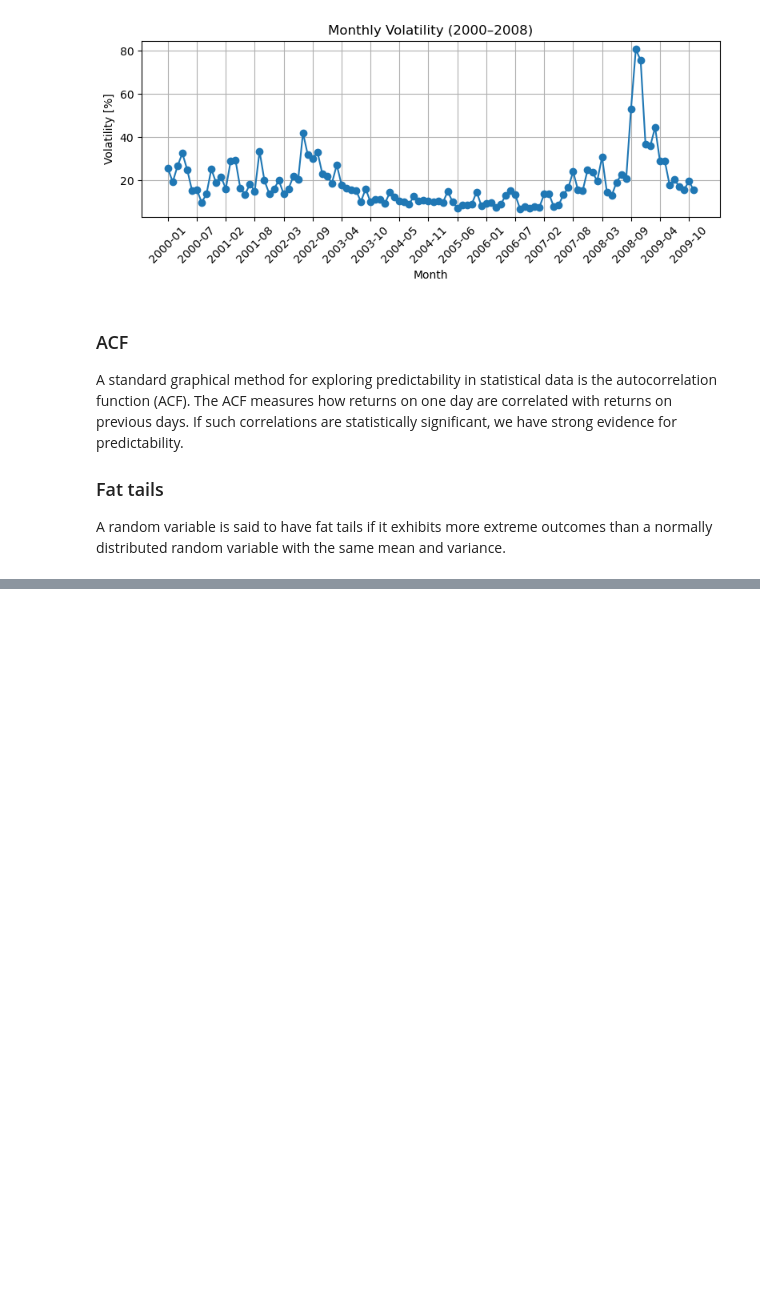
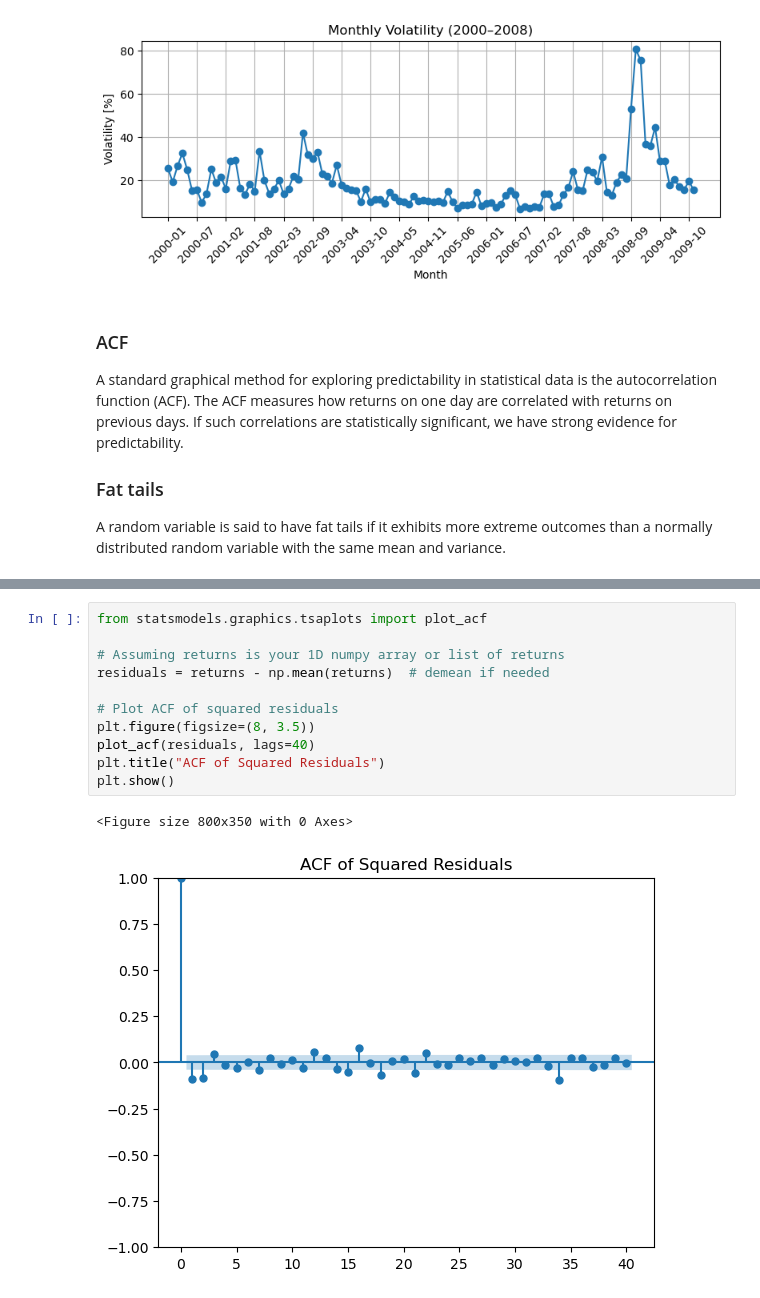
Before and after one commit to OlesMatsyshyn/Risk, a Jupyter notebook: Risk modeling.ipynb, the cells around one changed output, grey strips where cells are left out. Saved outputs shown, nothing was run; the diff lists cells and outputs as text; blank space fills up the shorter version.

```diff
--- a/Risk modeling.ipynb
+++ b/Risk modeling.ipynb
@@ -347,0 +478,14 @@ $\sigma^2_{t+n*,t}-\sigma^2 = \frac12(\sigma^2_{t+1,t}-\sigma^2),\qquad n* = 1+\
+# %%
+from statsmodels.graphics.tsaplots import plot_acf
+
+# Assuming returns is your 1D numpy array or list of returns
+residuals = returns - np.mean(returns)  # demean if needed
+
+# Plot ACF of squared residuals
+plt.figure(figsize=(8, 3.5))
+plot_acf(residuals, lags=40)
+plt.title("ACF of Squared Residuals")
+plt.show()
+# %% [output]
+<Figure size 800x350 with 0 Axes>
+[figure, added]
```
Also changed, not shown: parts of 9 cells of this notebook.
